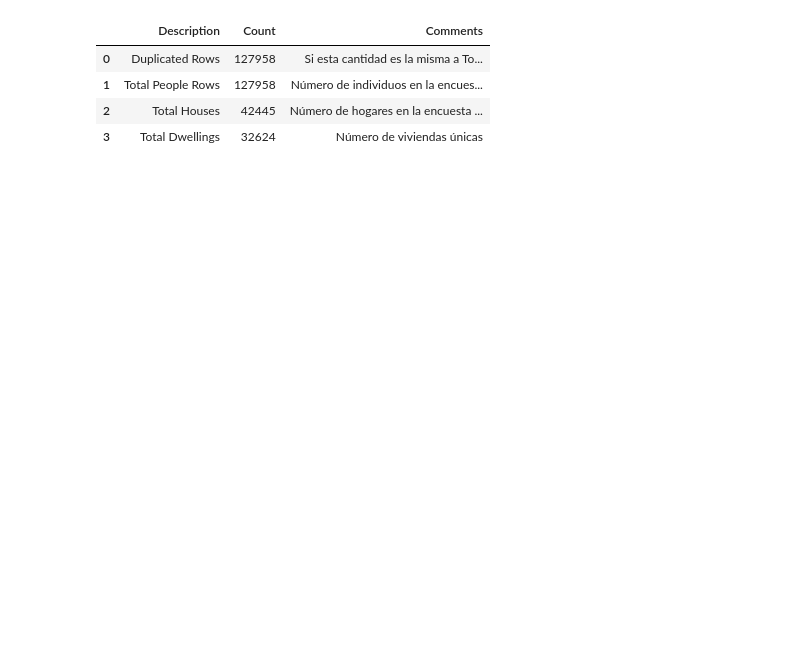
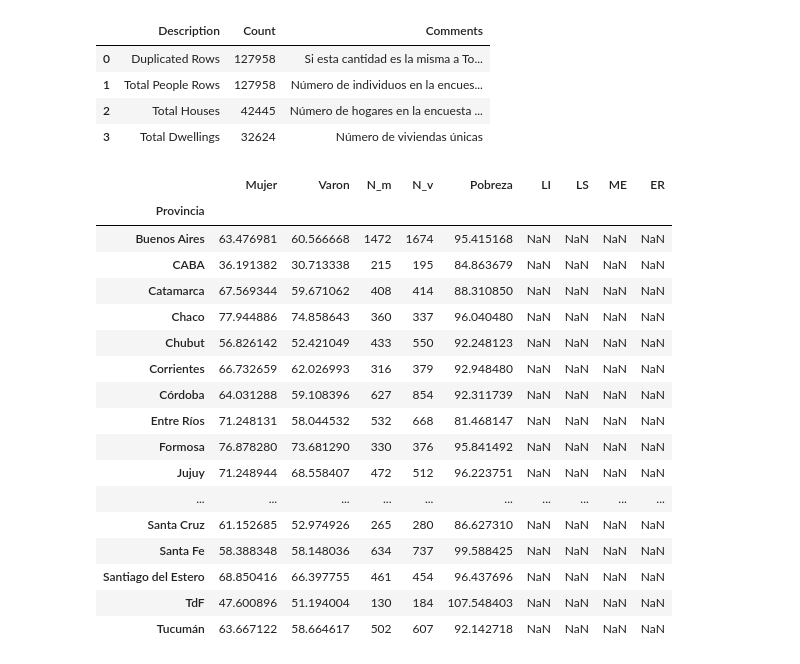
Before and after one commit to datos-Fundar/indice-mercado-trabajo-ingresos, a Jupyter notebook: modulos/calculos/02_autonomia_economica_pobreza.ipynb, the cells around one changed output. Saved outputs shown, nothing was run; the diff lists cells and outputs as text; code cells hidden in the pictures; blank space fills up the shorter version.

```diff
--- a/modulos/calculos/02_autonomia_economica_pobreza.ipynb
+++ b/modulos/calculos/02_autonomia_economica_pobreza.ipynb
@@ -101,7 +101,8 @@ def calculate_poverty_table(df_people, df_houses, df_CBT, df_adultos_equiv, dict
         'CH03': list,
         'COMPONENTE': list,
         'CH04': list,
-        'CH06': list
+        'CH06': list,
+        'P47T': list,
     })
 
 #    grouped_df = grouped_df[grouped_df['COMPONENTE'].apply(lambda x: 2 not in x)]
@@ -110,6 +111,8 @@ def calculate_poverty_table(df_people, df_houses, df_CBT, df_adultos_equiv, dict
     grouped_df = grouped_df[grouped_df['CH06'].apply(lambda x: any(age < 25 for age in x))]
     grouped_df['GENDER_PERSON_IN_CHARGE'] = grouped_df.apply(lambda row: 'MALE' if 1 in row['CH03'] and row['CH04'][row['CH03'].index(1)] == 1 else 'FEMALE', axis=1)
     grouped_df['PERSON_IN_CHARGE_AGE'] = grouped_df.apply(lambda row: row['CH06'][row['CH03'].index(1)] if 1 in row['CH03'] else None, axis=1)
+    grouped_df['GENDER_MAX_INCOME'] = grouped_df.apply(lambda row: 'MALE' if row['P47T'] and row['CH04'][row['P47T'].index(max(row['P47T']))] == 1 else 'FEMALE', axis=1)
+
     grouped_df = grouped_df.reset_index()
 
     calculate_equivalent_adults(grouped_df, df_adultos_equiv)
@@ -117,19 +120,32 @@ def calculate_poverty_table(df_people, df_houses, df_CBT, df_adultos_equiv, dict
     reshape_and_filter_data(grouped_df, df_CBT, dict_cod_provincia, dict_cod_aglomerado, map_aglomerado_region)
 
     return grouped_df
+# %%
+var = 'GENDER_PERSON_IN_CHARGE'
+var = 'GENDER_MAX_INCOME'
+
+grouped_df = calculate_poverty_table(df_people_pool, df_houses_pool, df_CBT, df_adultos_equiv, dict_cod_provincia, map_provincia_region)
 # %%
-grouped_df = calculate_poverty_table(df_people_pool, df_houses_pool, df_CBT, df_adultos_equiv, dict_cod_provincia, map_provincia_region)
 
 hogares_seleccionados = grouped_df[grouped_df['INCOME'] < grouped_df['THRESHOLD']]
-agrupado = hogares_seleccionados.groupby(['GENDER_PERSON_IN_CHARGE','Provincia'])['INCOME_PONDERATOR'].sum().unstack(level=0)
+hogares_seleccionados_pob = hogares_seleccionados.groupby([var,'Provincia'])['INCOME_PONDERATOR'].sum().unstack(level=0)
 
-gender_counts = grouped_df.groupby(['Provincia', 'GENDER_PERSON_IN_CHARGE'])['INCOME_PONDERATOR'].sum().unstack()
+hogares_totales = grouped_df.groupby(['Provincia', var])['INCOME_PONDERATOR'].sum().unstack(level=1)
+fraccion =  hogares_seleccionados_pob / hogares_totales
 
-fraccion = gender_counts / agrupado
+row_counts = grouped_df.groupby(['Provincia', var]).size().unstack()
 
-row_counts = grouped_df.groupby(['Provincia', 'GENDER_PERSON_IN_CHARGE']).size().unstack()
-
-gender_counts['ROW_COUNTS_FEMALE'] = row_counts['FEMALE']
-gender_counts['ROW_COUNTS_MALE'] = row_counts['MALE']
+hogares_totales['ROW_COUNTS_FEMALE'] = row_counts['FEMALE']
+hogares_totales['ROW_COUNTS_MALE'] = row_counts['MALE']
 
 gender_ratios_pool = fraccion['MALE'] / fraccion['FEMALE']
+
+tasa = fraccion
+tasa.columns = ['Mujer', 'Varon']
+size = row_counts
+size.columns = ['N_m', 'N_v']
+ratio = gender_ratios_pool.to_frame()
+ratio.rename(columns={0: 'Pobreza'}, inplace=True)
+error = pd.DataFrame(index=size.index, columns=['LI', 'LS', 'ME', 'ER'])
+
+hogares_jefatura = pd.concat([tasa*100, size, ratio*100, error*100], axis=1)
@@ -149 +152,22 @@ hogares_jefatura = pd.concat([tasa*100, size, ratio*100, error*100], axis=1)
+# %%
+hogares_jefatura
+# %% [output]
+|  | Mujer | Varon | N_m | N_v | Pobreza | LI | LS | ME | ER |
+| Provincia |  |  |  |  |  |  |  |  |  |
+| Buenos Aires | 63.476981 | 60.566668 | 1472 | 1674 | 95.415168 | NaN | NaN | NaN | NaN |
+| CABA | 36.191382 | 30.713338 | 215 | 195 | 84.863679 | NaN | NaN | NaN | NaN |
+| Catamarca | 67.569344 | 59.671062 | 408 | 414 | 88.310850 | NaN | NaN | NaN | NaN |
+| Chaco | 77.944886 | 74.858643 | 360 | 337 | 96.040480 | NaN | NaN | NaN | NaN |
+| Chubut | 56.826142 | 52.421049 | 433 | 550 | 92.248123 | NaN | NaN | NaN | NaN |
+| Corrientes | 66.732659 | 62.026993 | 316 | 379 | 92.948480 | NaN | NaN | NaN | NaN |
+| Córdoba | 64.031288 | 59.108396 | 627 | 854 | 92.311739 | NaN | NaN | NaN | NaN |
+| Entre Ríos | 71.248131 | 58.044532 | 532 | 668 | 81.468147 | NaN | NaN | NaN | NaN |
+| Formosa | 76.878280 | 73.681290 | 330 | 376 | 95.841492 | NaN | NaN | NaN | NaN |
+| Jujuy | 71.248944 | 68.558407 | 472 | 512 | 96.223751 | NaN | NaN | NaN | NaN |
+| ... | ... | ... | ... | ... | ... | ... | ... | ... | ... |
+| Santa Cruz | 61.152685 | 52.974926 | 265 | 280 | 86.627310 | NaN | NaN | NaN | NaN |
+| Santa Fe | 58.388348 | 58.148036 | 634 | 737 | 99.588425 | NaN | NaN | NaN | NaN |
+| Santiago del Estero | 68.850416 | 66.397755 | 461 | 454 | 96.437696 | NaN | NaN | NaN | NaN |
+| TdF | 47.600896 | 51.194004 | 130 | 184 | 107.548403 | NaN | NaN | NaN | NaN |
+| Tucumán | 63.667122 | 58.664617 | 502 | 607 | 92.142718 | NaN | NaN | NaN | NaN |
 # %%
```
Also changed, not shown: parts of 5 cells of this notebook, 18 other files.
